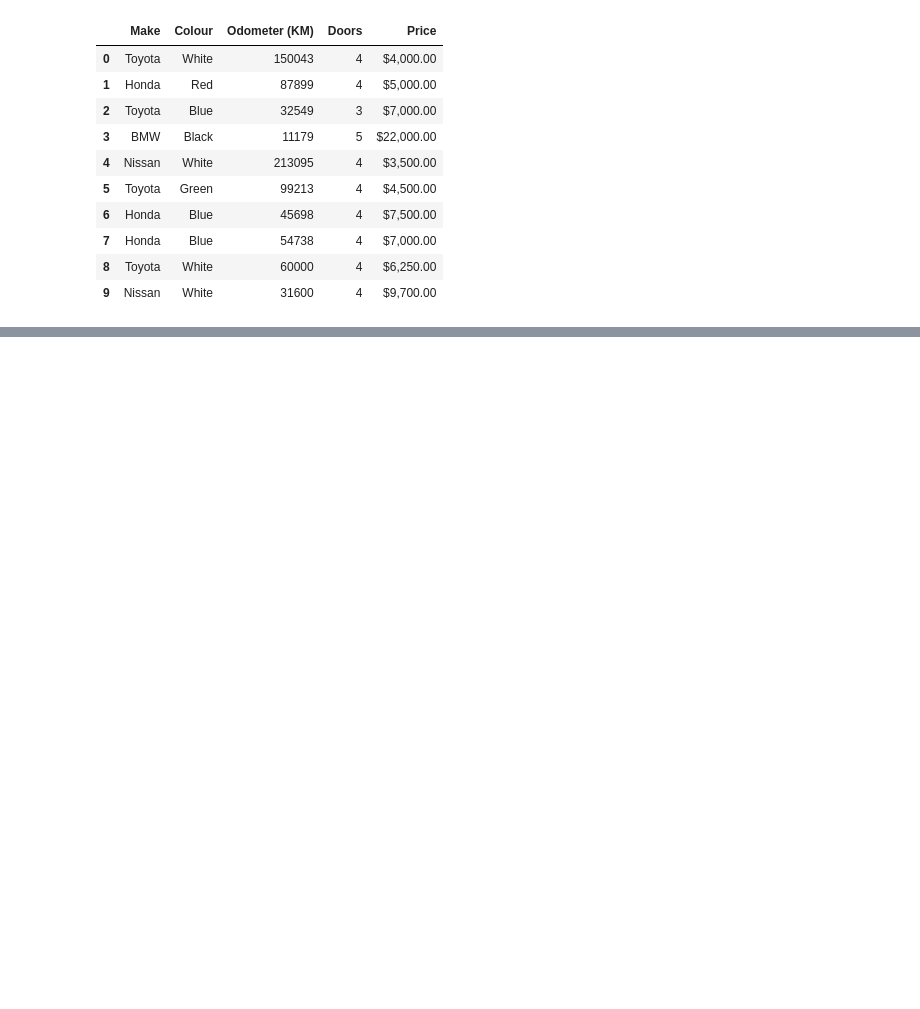
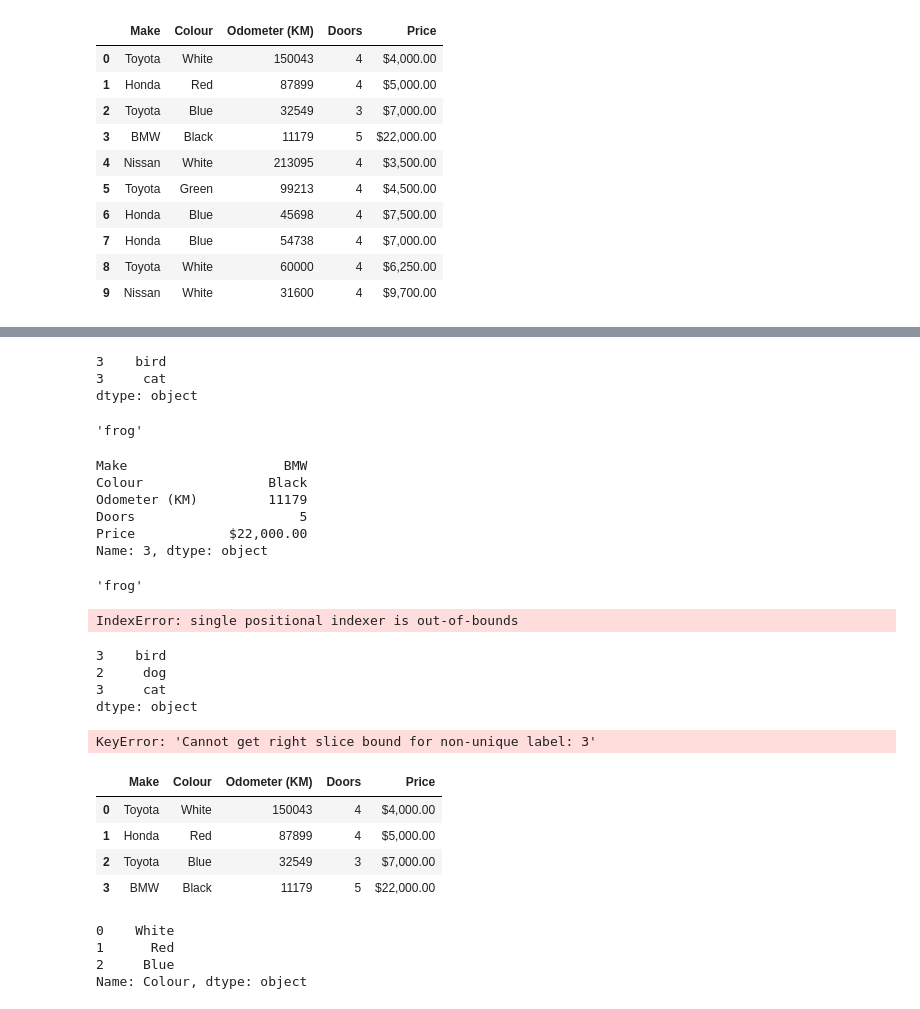
Before and after one commit to Hai567/ztm-ml, a Jupyter notebook: pandas/intro-to-pandas.ipynb, the cells around one changed output, grey strips where cells are left out. Cells and saved outputs as stored; diff of their text form; code cells hidden in the pictures; blank space fills up the shorter version.

```diff
--- a/pandas/intro-to-pandas.ipynb
+++ b/pandas/intro-to-pandas.ipynb
@@ -71,0 +168,53 @@ exported_car_sales
+# %%
+animals.loc[3]
+# %% [output]
+3    bird
+3     cat
+dtype: object
+# %%
+animals.loc[9]
+# %% [output]
+'frog'
+# %%
+car_sales.loc[3]
+# %% [output]
+Make                    BMW
+Colour                Black
+Odometer (KM)         11179
+Doors                     5
+Price            $22,000.00
+Name: 3, dtype: object
+# %%
+animals.iloc[3]
+# %% [output]
+'frog'
+# %%
+animals.iloc[9]
+# %% [output]
+IndexError: single positional indexer is out-of-bounds
+# %%
+animals.iloc[:3]
+# %% [output]
+3    bird
+2     dog
+3     cat
+dtype: object
+# %%
+animals.loc[:3]
+# %% [output]
+KeyError: 'Cannot get right slice bound for non-unique label: 3'
+# %%
+car_sales.loc[:3]
+# %% [output]
+|  | Make | Colour | Odometer (KM) | Doors | Price |
+| 0 | Toyota | White | 150043 | 4 | $4,000.00 |
+| 1 | Honda | Red | 87899 | 4 | $5,000.00 |
+| 2 | Toyota | Blue | 32549 | 3 | $7,000.00 |
+| 3 | BMW | Black | 11179 | 5 | $22,000.00 |
+# %%
+car_sales.Colour[:3]
+# %% [output]
+0    White
+1      Red
+2     Blue
+Name: Colour, dtype: object
```
Also changed, not shown: parts of 17 cells of this notebook.
